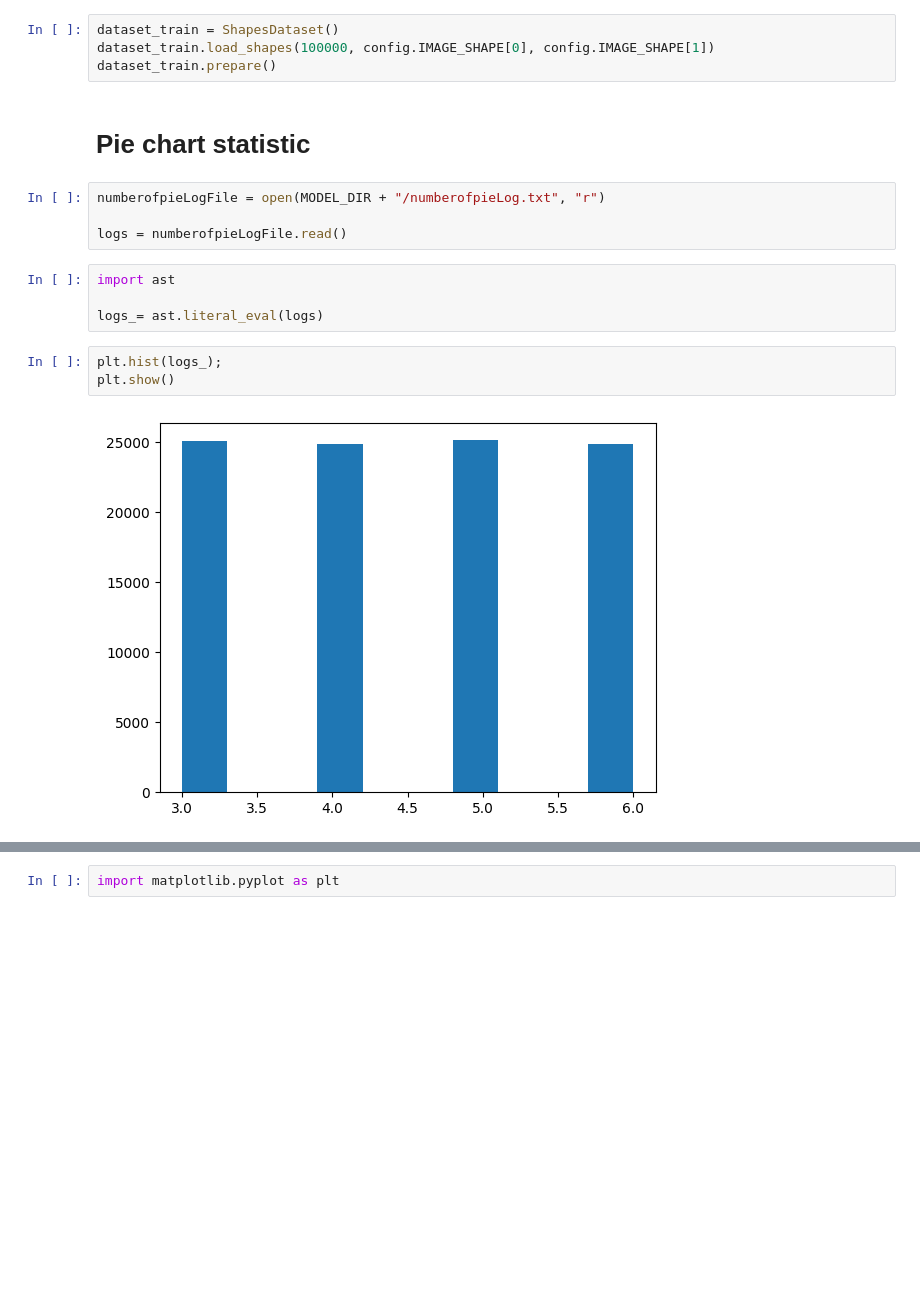
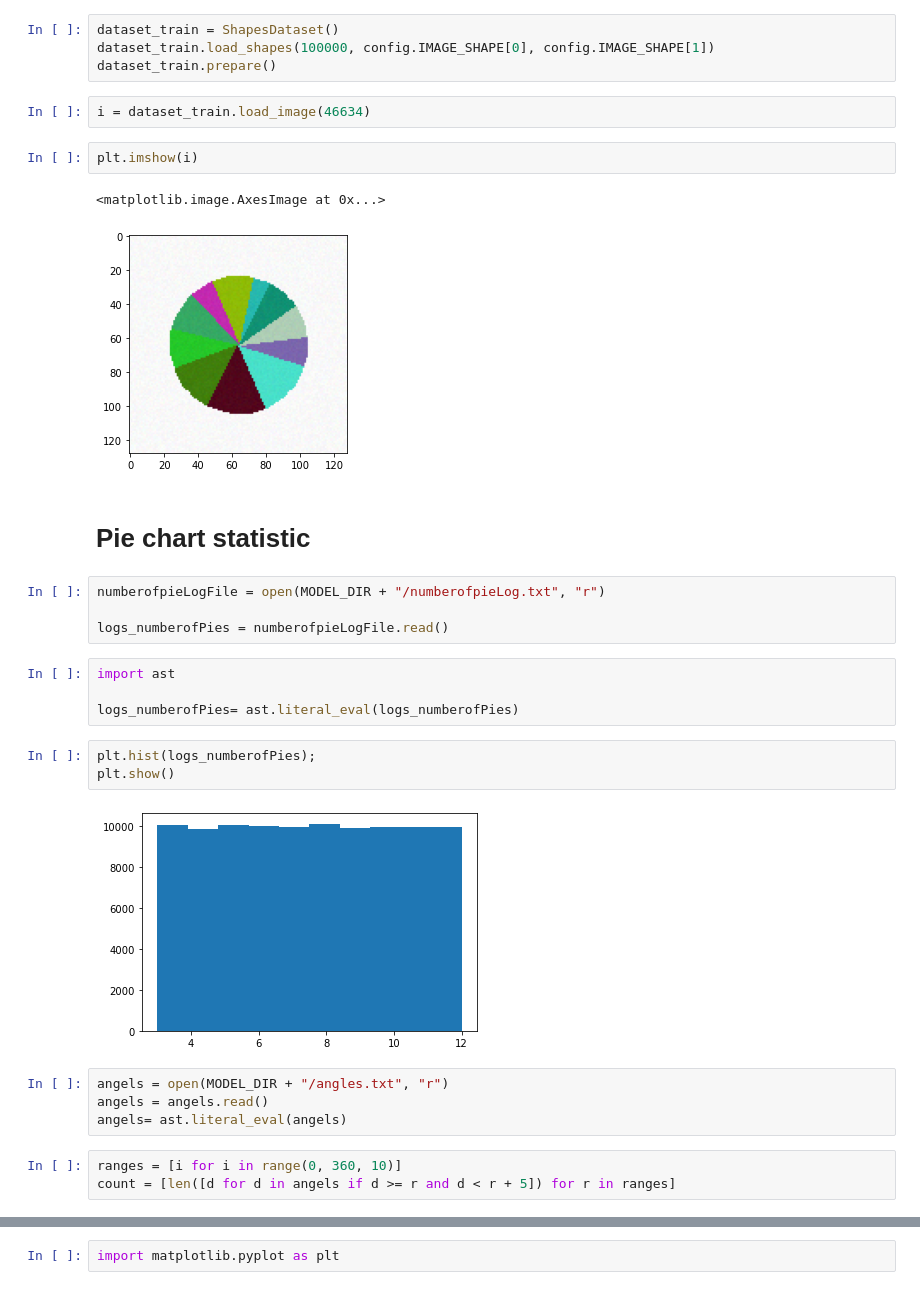
Before and after one commit to mahsageshvadi/Mask-RCNN-TF2, a Jupyter notebook: samples/cqa/Mask_RCNN_PieChart.ipynb, the cells around one changed output, grey strips where cells are left out. Saved outputs shown, nothing was run; the diff lists cells and outputs as text; blank space fills up the shorter version.

```diff
--- a/samples/cqa/Mask_RCNN_PieChart.ipynb
+++ b/samples/cqa/Mask_RCNN_PieChart.ipynb
@@ -196,18 +205,32 @@ class ShapesDataset(utils.Dataset):
 dataset_train = ShapesDataset()
 dataset_train.load_shapes(100000, config.IMAGE_SHAPE[0], config.IMAGE_SHAPE[1])
 dataset_train.prepare()
+# %%
+i = dataset_train.load_image(46634)
+# %%
+plt.imshow(i)
+# %% [output]
+<matplotlib.image.AxesImage at 0x...>
+[figure, added]
 # %% [markdown]
 # Pie chart statistic
 # %%
 numberofpieLogFile = open(MODEL_DIR + "/numberofpieLog.txt", "r")
 
-logs = numberofpieLogFile.read()
+logs_numberofPies = numberofpieLogFile.read()
 # %%
 import ast
 
-logs_= ast.literal_eval(logs)
+logs_numberofPies= ast.literal_eval(logs_numberofPies)
 # %%
-plt.hist(logs_);
+plt.hist(logs_numberofPies);
 plt.show()
 # %% [output]
-[figure, old version]
+[figure, new version]
+# %%
+angels = open(MODEL_DIR + "/angles.txt", "r")
+angels = angels.read()
+angels= ast.literal_eval(angels)
+# %%
+ranges = [i for i in range(0, 360, 10)]
+count = [len([d for d in angels if d >= r and d < r + 5]) for r in ranges]
```
Also changed, not shown: parts of 9 cells of this notebook, 6 other files.
